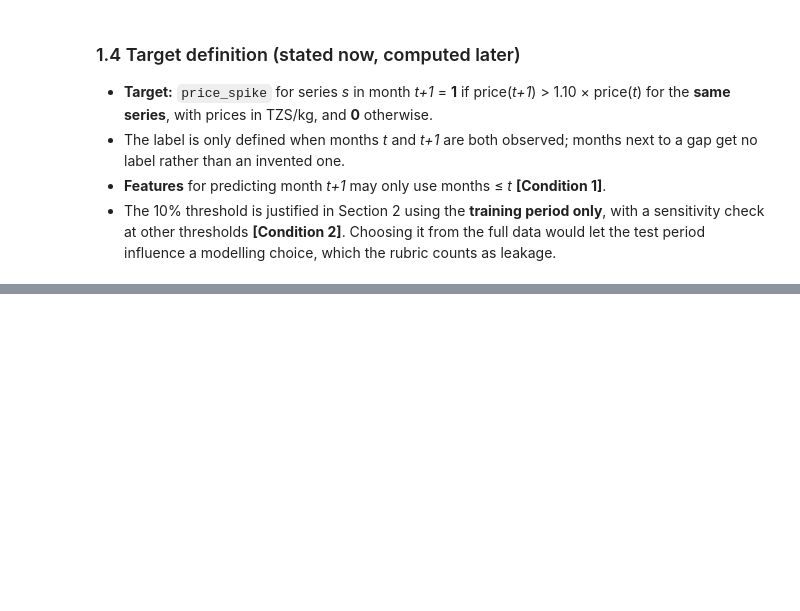
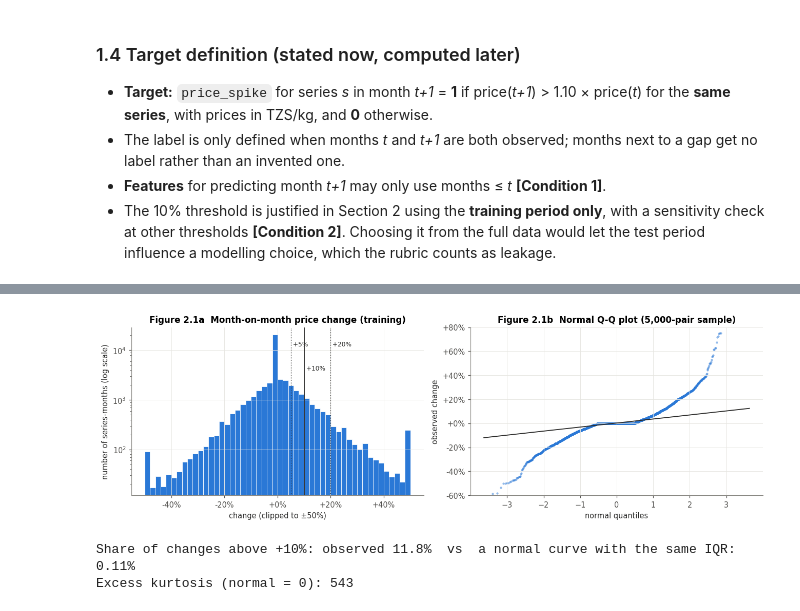
Before and after one commit to Shambhavi-DSAI2006/tanzania-food-price-spikes, a Jupyter notebook: Shambhavi_MiniProject.ipynb, the cells around one changed output, grey strips where cells are left out. Saved outputs shown, nothing was run; the diff lists cells and outputs as text; code cells hidden in the pictures; blank space fills up the shorter version.

```diff
--- a/Shambhavi_MiniProject.ipynb
+++ b/Shambhavi_MiniProject.ipynb
@@ -485,0 +574,17 @@ Price rows from Zanzibar regions: 0
+# %%
+def robust_summary(x):
+    q1, q2, q3 = x.quantile([0.25, 0.5, 0.75])
+    return pd.Series({"n": x.size, "mean": x.mean(), "median": q2, "std": x.std(), "IQR": q3 - q1,
+                      "skewness": x.skew(),
+                      "quartile skew": ((q3 - q2) - (q2 - q1)) / (q3 - q1),    # Bowley: robust to extremes
+                      "share exactly 0": (x == 0).mean(), "share > +10%": (x > 0.10).mean()})
+
+entry_error = train["change"].abs() > 50   # the 3,000,000 TZS/kg green-beans row (1.3.4): +99,900% then −99.9%
+print("Pairs touching the known entry error:", int(entry_error.sum()) + 1, "(the −99.9% return is kept in both rows below)")
+change_summary = pd.DataFrame({
+    "all pairs": robust_summary(train["change"]),
+    "without the +99,900% pair": robust_summary(train.loc[~entry_error, "change"]),
+    "retail": robust_summary(train.loc[train["pricetype"] == "Retail", "change"]),
+    "wholesale": robust_summary(train.loc[train["pricetype"] == "Wholesale", "change"]),
+})
+change_summary.round(3)
@@ -485,0 +607,34 @@ Price rows from Zanzibar regions: 0
+# %%
+# Figure 2.1 — distribution of monthly change, and its tails against a normal distribution
+from scipy import stats
+chg = train.loc[~entry_error, "change"]
+
+fig, axes = plt.subplots(1, 2, figsize=(12, 3.9))
+axes[0].hist(chg.clip(-0.5, 0.5), bins=np.arange(-0.5, 0.5001, 0.02), color="#2a78d6", edgecolor="white", linewidth=0.5)
+axes[0].set_yscale("log")
+for t, ls in [(0.05, ":"), (0.10, "-"), (0.20, ":")]:
+    axes[0].axvline(t, color="#2b2b2a", lw=1.2 if t == 0.10 else 0.8, ls=ls)
+    axes[0].text(t, {0.05: 1.2e4, 0.10: 4e3, 0.20: 1.2e4}[t], f" +{t:.0%}", fontsize=8, color="#2b2b2a")
+axes[0].set(title="Figure 2.1a  Month-on-month price change (training)",
+            xlabel="change (clipped to ±50%)", ylabel="number of series-months (log scale)")
+axes[0].xaxis.set_major_formatter(plt.FuncFormatter(lambda v, _: f"{v:+.0%}"))
+
+sample = chg.sample(5000, random_state=RANDOM_STATE)       # a sample keeps the Q-Q plot readable
+(osm, osr), _ = stats.probplot(sample, dist="norm")
+axes[1].scatter(osm, osr, s=8, color="#2a78d6", alpha=0.5, linewidths=0)
+q1, q3 = np.percentile(sample, [25, 75]); zq1, zq3 = stats.norm.ppf([0.25, 0.75])
+slope = (q3 - q1) / (zq3 - zq1); icpt = q1 - slope * zq1                # line through the quartiles
+xx = np.array([osm.min(), osm.max()]); axes[1].plot(xx, icpt + slope * xx, color="#2b2b2a", lw=1.2)
+axes[1].set_ylim(-0.6, 0.8)
+axes[1].set(title="Figure 2.1b  Normal Q-Q plot (5,000-pair sample)", xlabel="normal quantiles", ylabel="observed change")
+axes[1].yaxis.set_major_formatter(plt.FuncFormatter(lambda v, _: f"{v:+.0%}"))
+plt.tight_layout(); plt.show()
+
+sigma_robust = (chg.quantile(0.75) - chg.quantile(0.25)) / 1.349        # normal sigma implied by the IQR
+p_normal = 1 - stats.norm.cdf(0.10, loc=chg.median(), scale=sigma_robust)
+print(f"Share of changes above +10%: observed {(chg > 0.10).mean():.1%}  vs  a normal curve with the same IQR: {p_normal:.2%}")
+print(f"Excess kurtosis (normal = 0): {stats.kurtosis(chg):.0f}")
+# %% [output]
+[figure, added]
+Share of changes above +10%: observed 11.8%  vs  a normal curve with the same IQR: 0.11%
+Excess kurtosis (normal = 0): 543
```
Also changed, not shown: parts of 30 cells of this notebook.
